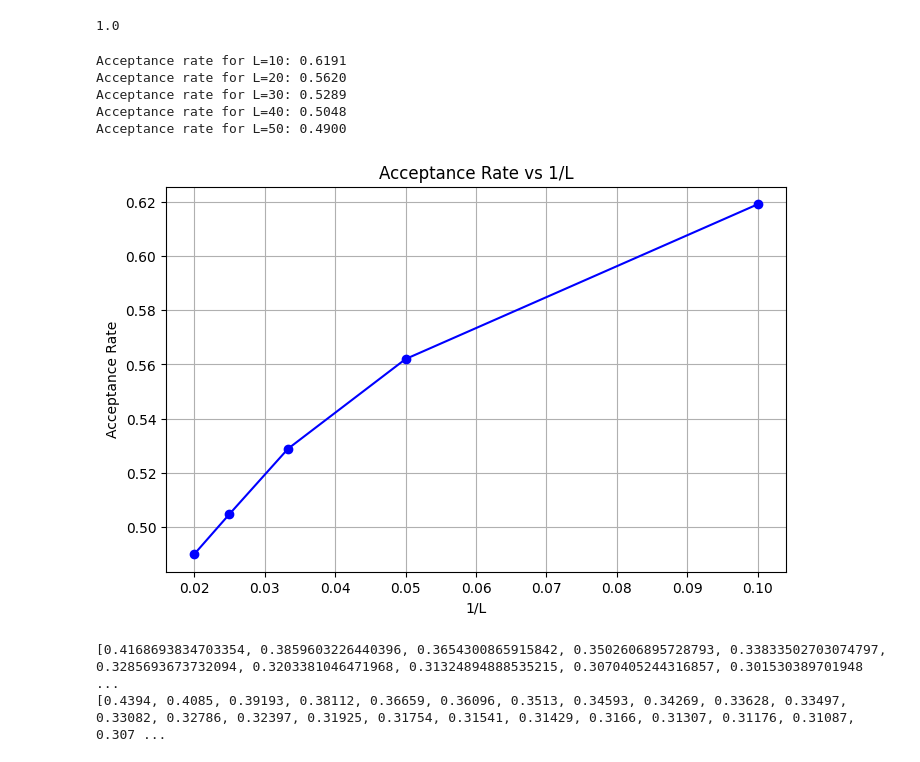
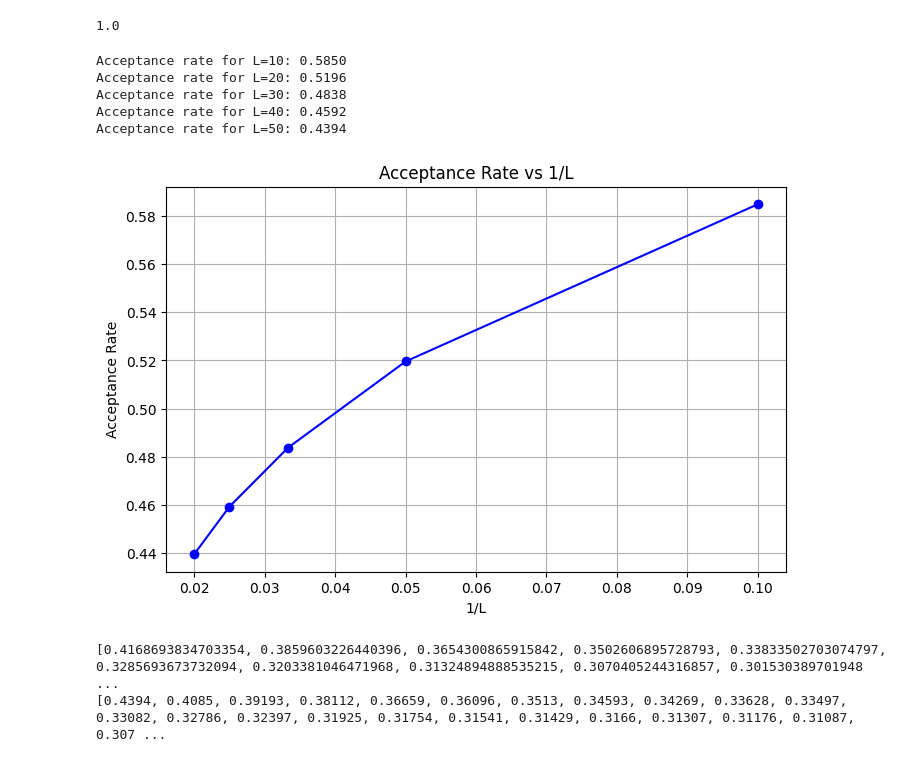
Before and after one commit to LiuFangrui/SAW-Estimation, a Jupyter notebook: SAW Estimation.ipynb, the cells around one changed output. Saved outputs shown, nothing was run; the diff lists cells and outputs as text; code cells hidden in the pictures.

```diff
--- a/SAW Estimation.ipynb
+++ b/SAW Estimation.ipynb
@@ -161,10 +161,7 @@ def apply_pivot(walk, pivot_idx):
         lambda p: (pivot[0] + (p[1] - pivot[1]),     # -90° rotation
                 pivot[1] - (p[0] - pivot[0])),
         lambda p: (2 * pivot[0] - p[0], 2 * pivot[1] - p[1]),  # 180° rotation
-        lambda p: (pivot[1] + pivot[0] - p[1],       # Diagonal flip over y = x
-                pivot[0] + pivot[1] - p[0]),
-        lambda p: (pivot[1] - (p[0] - pivot[0]),     # Diagonal flip over y = -x
-                pivot[0] - (p[1] - pivot[1]))
+
     ]
     op = random.choice(operations)
     new_segment = [op(p) for p in segment]
@@ -172,19 +169,19 @@ def apply_pivot(walk, pivot_idx):
 
     # Check self-avoidance (exact coordinate comparison)
     # Exact coordinate comparison
-    if len({(round(x,5), round(y,5)) for x,y in new_walk}) == len(new_walk):
+    if len(set(new_walk)) == len(new_walk):
         return new_walk
     return None  # Reject if invalid
 
 def MCMC_SAW(L, num_steps, num_chains, reject):
     """Improved MCMC for SAWs with pivot moves."""
-    unique_counts = defaultdict(int)
+    #unique_counts = defaultdict(int)
     accepted_moves  = 0
 
 
     for _ in range(num_chains):
         current = generate_initial_saw(L)
-        unique_counts[tuple(current)] += 1
+        #unique_counts[tuple(current)] += 1
         #reject is meant to reject the first few moves to allow the chain to equilibrate (not sure if it makes a impact)
         rejected = reject
 
@@ -195,41 +192,41 @@ def MCMC_SAW(L, num_steps, num_chains, reject):
             if new_walk is not None and rejected <= 0:
                 current = new_walk
                 accepted_moves  += 1
-                unique_counts[tuple(current)] += 1
+                #unique_counts[tuple(current)] += 1
             else:
                 rejected -= 1
             #unique_saws.add(tuple(current))
 
     return accepted_moves  / (num_steps * num_chains)
 
 
 L = 5           # Small L for testing (exact c_L for L=5 is 396 on square lattice)
 num_steps = 10000 # Steps per chain
 num_chains = 10  # Independent chains
 
 # Estimation
 mu_estimates = []
 acceptance_rates = []
 for L in range(10, 51, 10):
-    acceptance_rate = MCMC_SAW(L, num_steps, num_chains, 100)
+    acceptance_rate = MCMC_SAW(L, num_steps, num_chains, 10)
     acceptance_rates.append(acceptance_rate)
     print(f"Acceptance rate for L={L}: {acceptance_rate:.4f}")
 
 #plot acceptance rates against 1/L
 plt.figure(figsize=(8, 5))# Set figure size
 plt.plot([1/L for L in range(10, 51, 10)], acceptance_rates, marker='o', linestyle='-', color='b')
 plt.xlabel('1/L')  # X-axis label
 plt.ylabel('Acceptance Rate')  # Y-axis label
 plt.title('Acceptance Rate vs 1/L')  # Title of the plot
 plt.grid()  # Show grid
 plt.show()  # Display the plot
 # %% [output]
-Acceptance rate for L=10: 0.6191
-Acceptance rate for L=20: 0.5620
-Acceptance rate for L=30: 0.5289
-Acceptance rate for L=40: 0.5048
-Acceptance rate for L=50: 0.4900
+Acceptance rate for L=10: 0.5850
+Acceptance rate for L=20: 0.5196
+Acceptance rate for L=30: 0.4838
+Acceptance rate for L=40: 0.4592
+Acceptance rate for L=50: 0.4394
-[figure, old version]
+[figure, new version]
 # %%
 acceptance_rates = []
 
```
